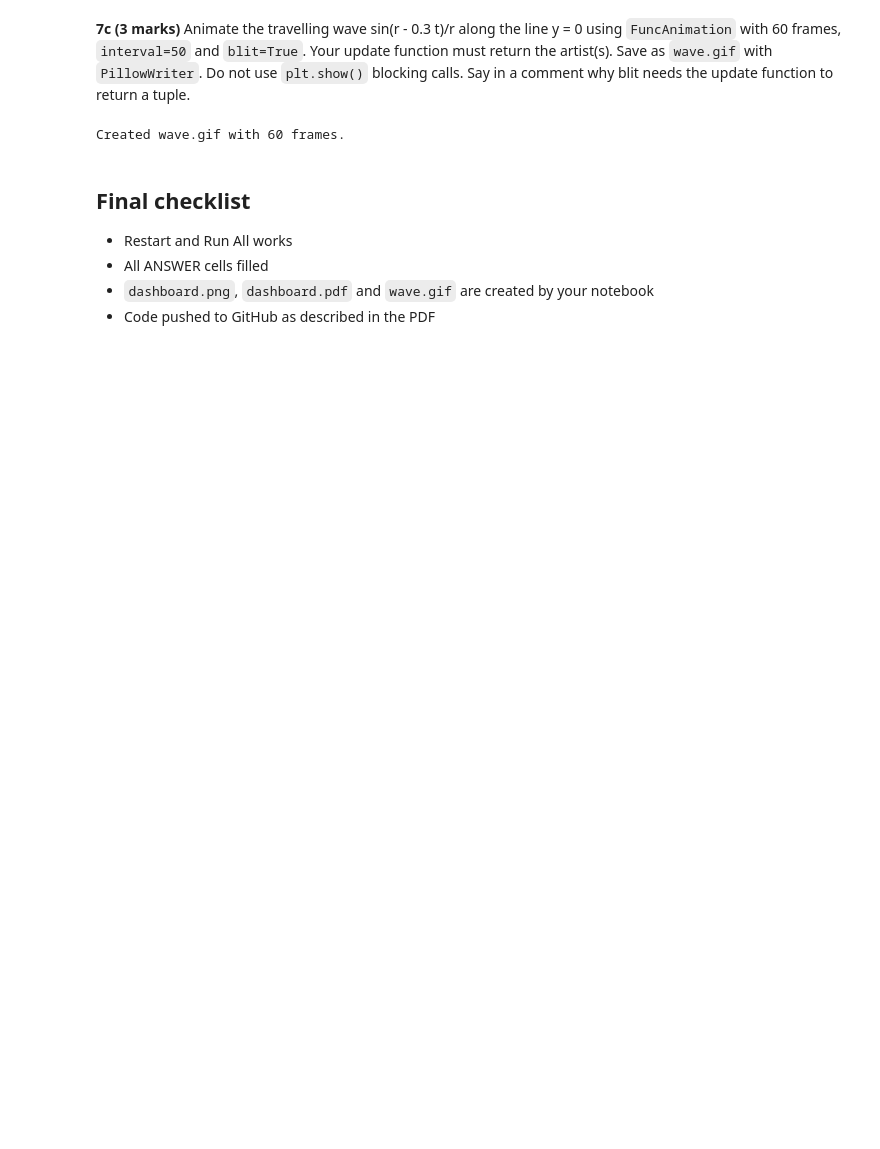
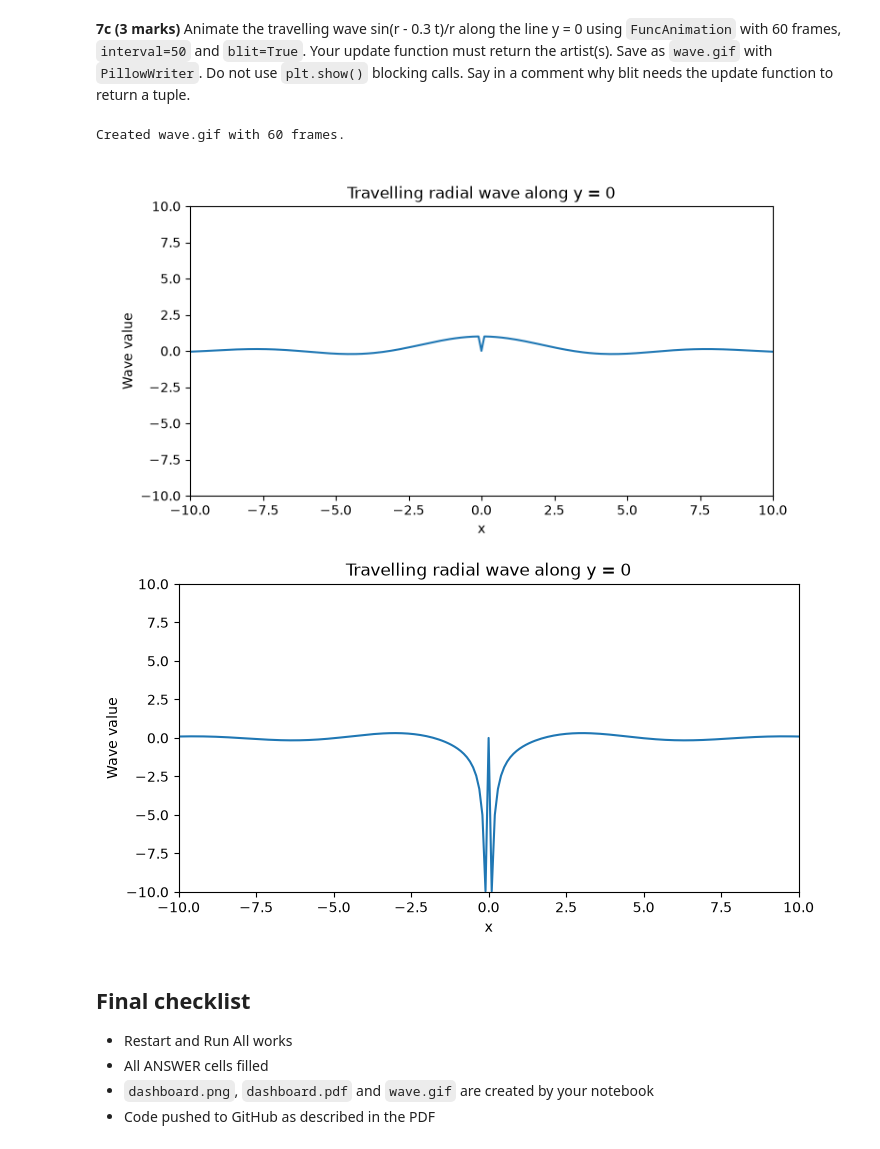
Before and after one commit to Harem-fatima/PAI-A3-25F-0049, a Jupyter notebook: Assignment3_Programming_for_AI.ipynb, the cells around one changed output. Saved outputs shown, nothing was run; the diff lists cells and outputs as text; code cells hidden in the pictures; blank space fills up the shorter version.

```diff
--- a/Assignment3_Programming_for_AI.ipynb
+++ b/Assignment3_Programming_for_AI.ipynb
@@ -746,30 +778,34 @@ With rstride=1 and cstride=1, every grid row and column is drawn, making the sur
 # %%
 # YOUR CODE HERE
 line_x = np.linspace(-10, 10, 201)
 line_r = np.abs(line_x)
 fig, ax = plt.subplots(figsize=(8, 4))
 wave_line, = ax.plot(line_x, np.zeros_like(line_x))
 ax.set_xlim(-10, 10)
 ax.set_ylim(-10, 10)
 ax.set_xlabel('x')
 ax.set_ylabel('Wave value')
 ax.set_title('Travelling radial wave along y = 0')
 
 def update(frame):
     t = frame * 0.1
     # The formula is singular at x=0 for t>0, so that plotted sample is set to zero.
     values = np.divide(np.sin(line_r - 0.3 * t), line_r,
                        out=np.zeros_like(line_r), where=line_r != 0)
     wave_line.set_ydata(values)
     return (wave_line,)  # blit needs the changed artist returned so it can redraw only that artist.
 
 animation = FuncAnimation(fig, update, frames=60, interval=50, blit=True)
 os.makedirs('outputs', exist_ok=True)
 animation.save('outputs/wave.gif', writer=PillowWriter())
-plt.close(fig)
+#plt.close(fig)
 print('Created wave.gif with 60 frames.')
+from IPython.display import Image
+Image(filename='outputs/wave.gif')
 # %% [output]
 Created wave.gif with 60 frames.
+[figure, added]
+[figure, added]
 # %% [markdown]
 ## Final checklist
 - Restart and Run All works
```
Also changed, not shown: parts of 5 cells of this notebook, 3 other files.
